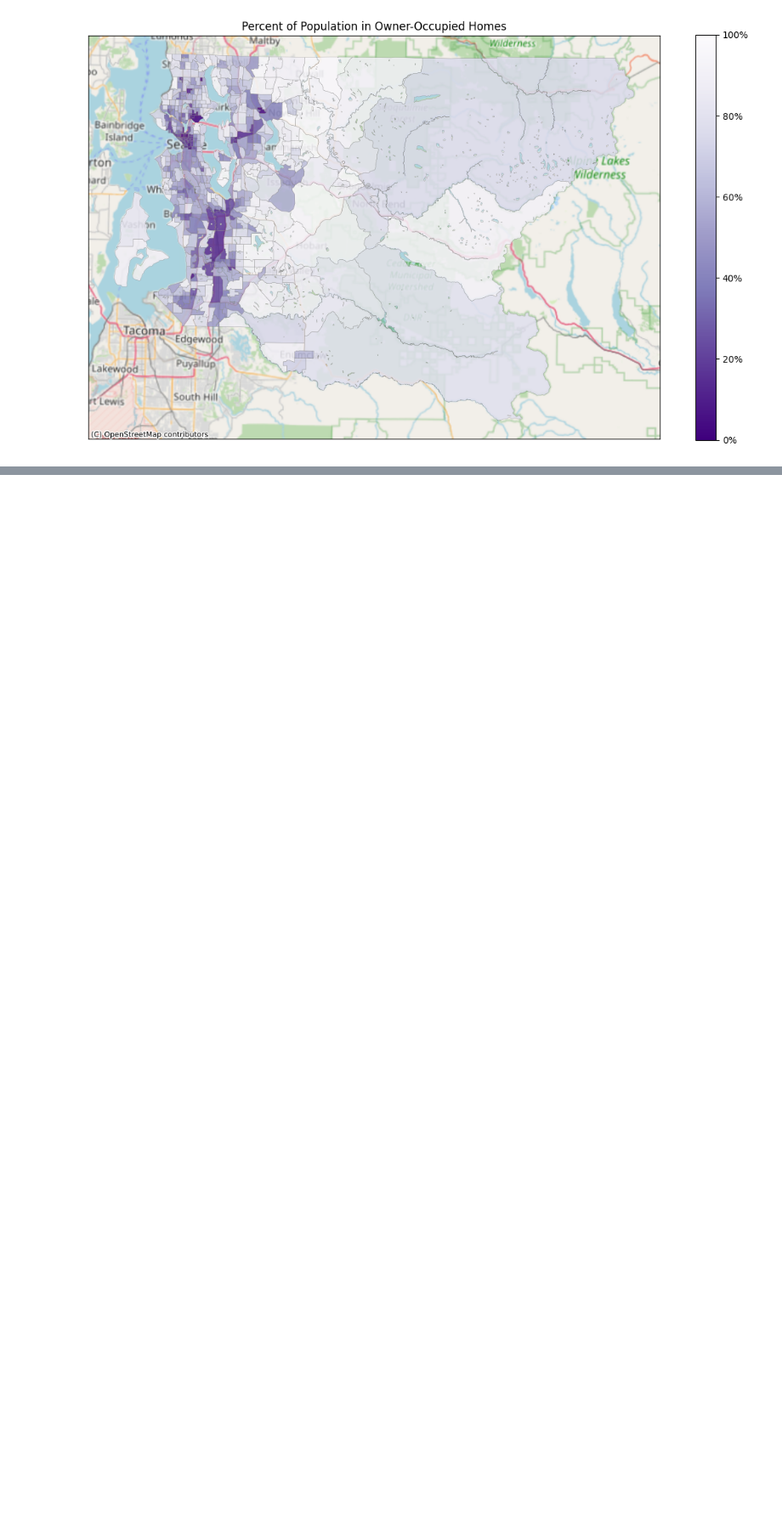
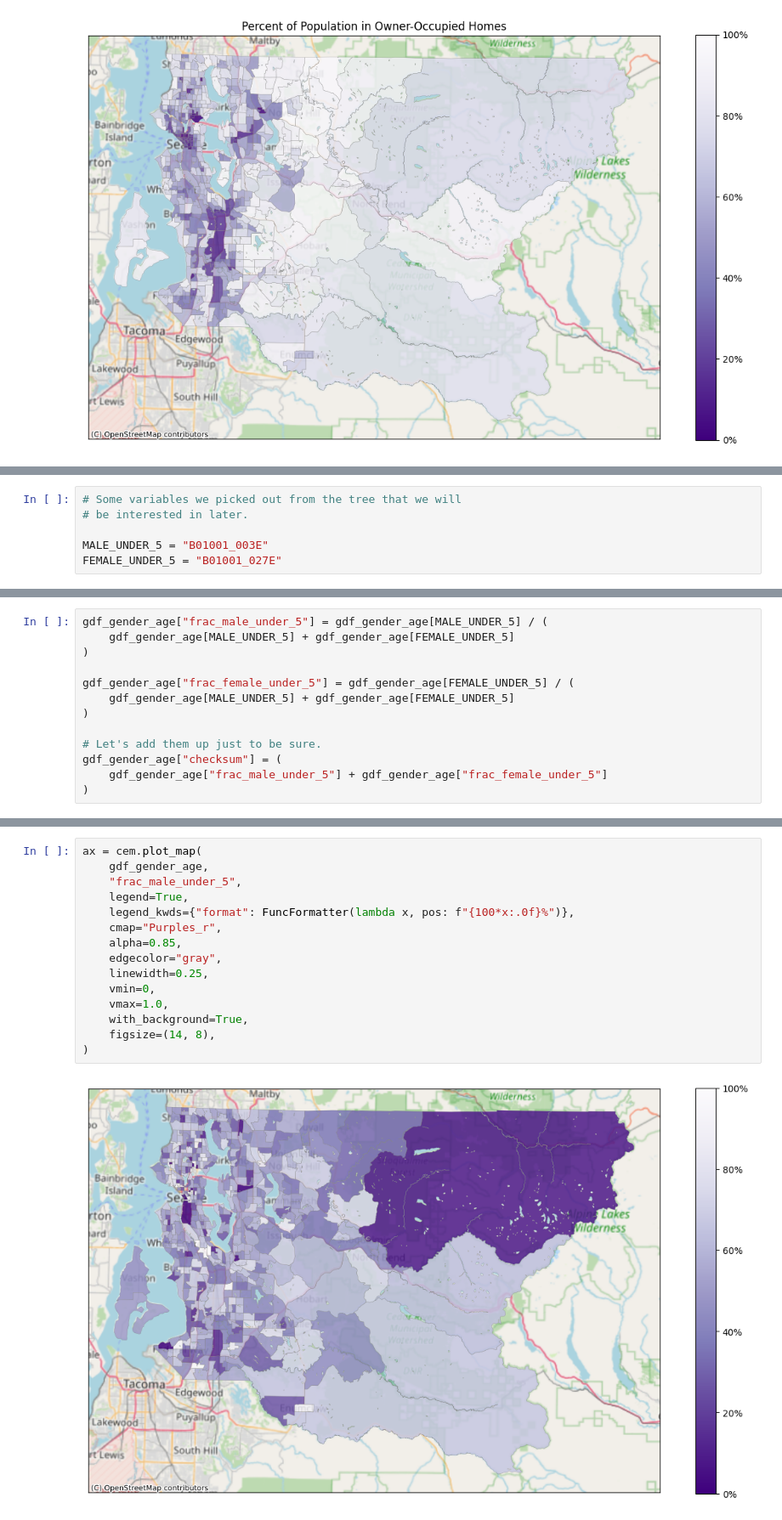
Before and after one commit to censusdis/censusdis-tutorial-2024, a Jupyter notebook: Lessons/Lesson 3 Variables.ipynb, the cells around one changed output, grey strips where cells are left out. Shown at 85% size. Drawn from its saved outputs; the diff is of its cells as text; blank space fills up the shorter version.

```diff
--- a/Lessons/Lesson 3 Variables.ipynb
+++ b/Lessons/Lesson 3 Variables.ipynb
@@ -363,0 +398,6 @@ _ = ax.set_title("Percent of Population in Owner-Occupied Homes")
+# %%
+# Some variables we picked out from the tree that we will
+# be interested in later.
+
+MALE_UNDER_5 = "B01001_003E"
+FEMALE_UNDER_5 = "B01001_027E"
@@ -363,0 +469,13 @@ _ = ax.set_title("Percent of Population in Owner-Occupied Homes")
+# %%
+gdf_gender_age["frac_male_under_5"] = gdf_gender_age[MALE_UNDER_5] / (
+    gdf_gender_age[MALE_UNDER_5] + gdf_gender_age[FEMALE_UNDER_5]
+)
+
+gdf_gender_age["frac_female_under_5"] = gdf_gender_age[FEMALE_UNDER_5] / (
+    gdf_gender_age[MALE_UNDER_5] + gdf_gender_age[FEMALE_UNDER_5]
+)
+
+# Let's add them up just to be sure.
+gdf_gender_age["checksum"] = (
+    gdf_gender_age["frac_male_under_5"] + gdf_gender_age["frac_female_under_5"]
+)
@@ -363,0 +504,17 @@ _ = ax.set_title("Percent of Population in Owner-Occupied Homes")
+# %%
+ax = cem.plot_map(
+    gdf_gender_age,
+    "frac_male_under_5",
+    legend=True,
+    legend_kwds={"format": FuncFormatter(lambda x, pos: f"{100*x:.0f}%")},
+    cmap="Purples_r",
+    alpha=0.85,
+    edgecolor="gray",
+    linewidth=0.25,
+    vmin=0,
+    vmax=1.0,
+    with_background=True,
+    figsize=(14, 8),
+)
+# %% [output]
+[figure, added]
```
Also changed, not shown: parts of 20 cells of this notebook, 2 other files.
